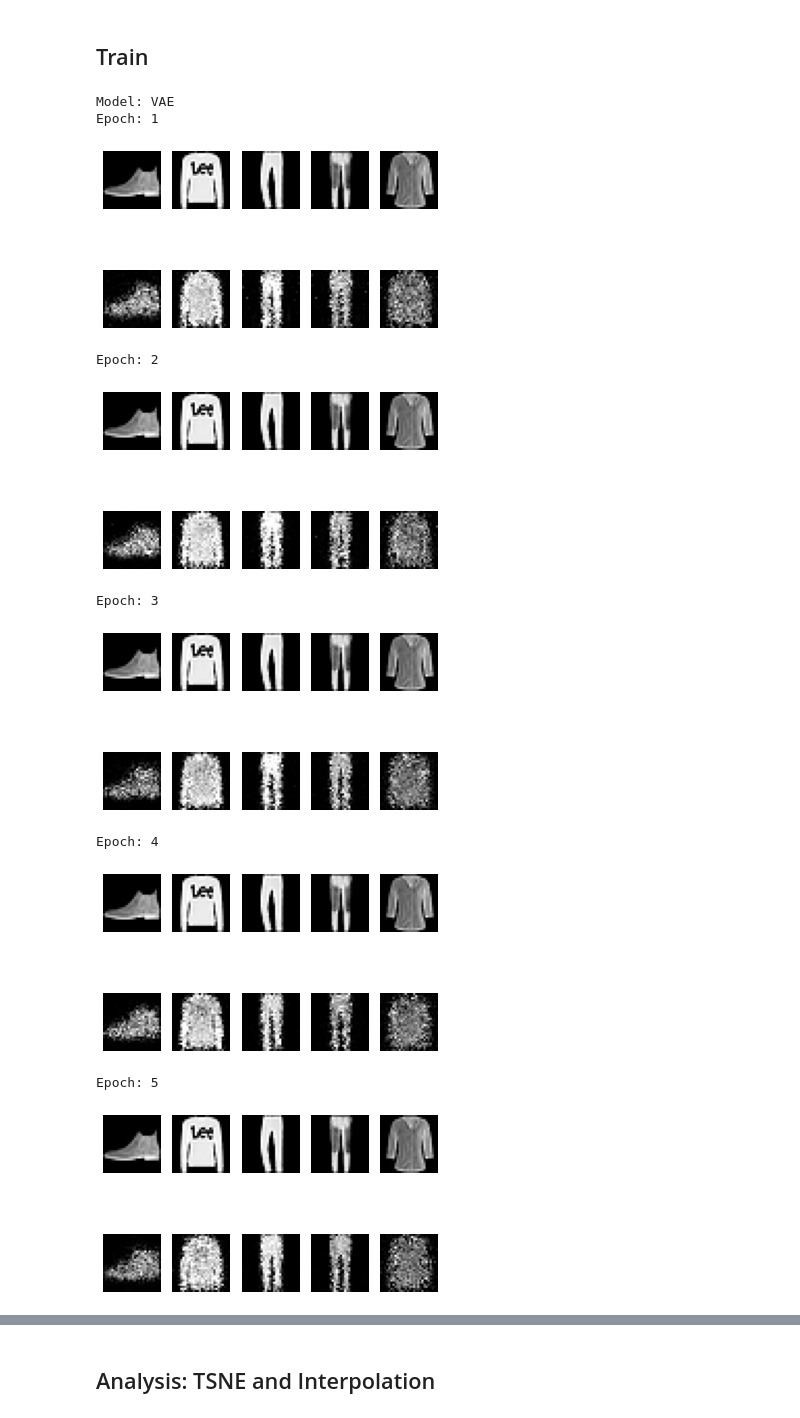
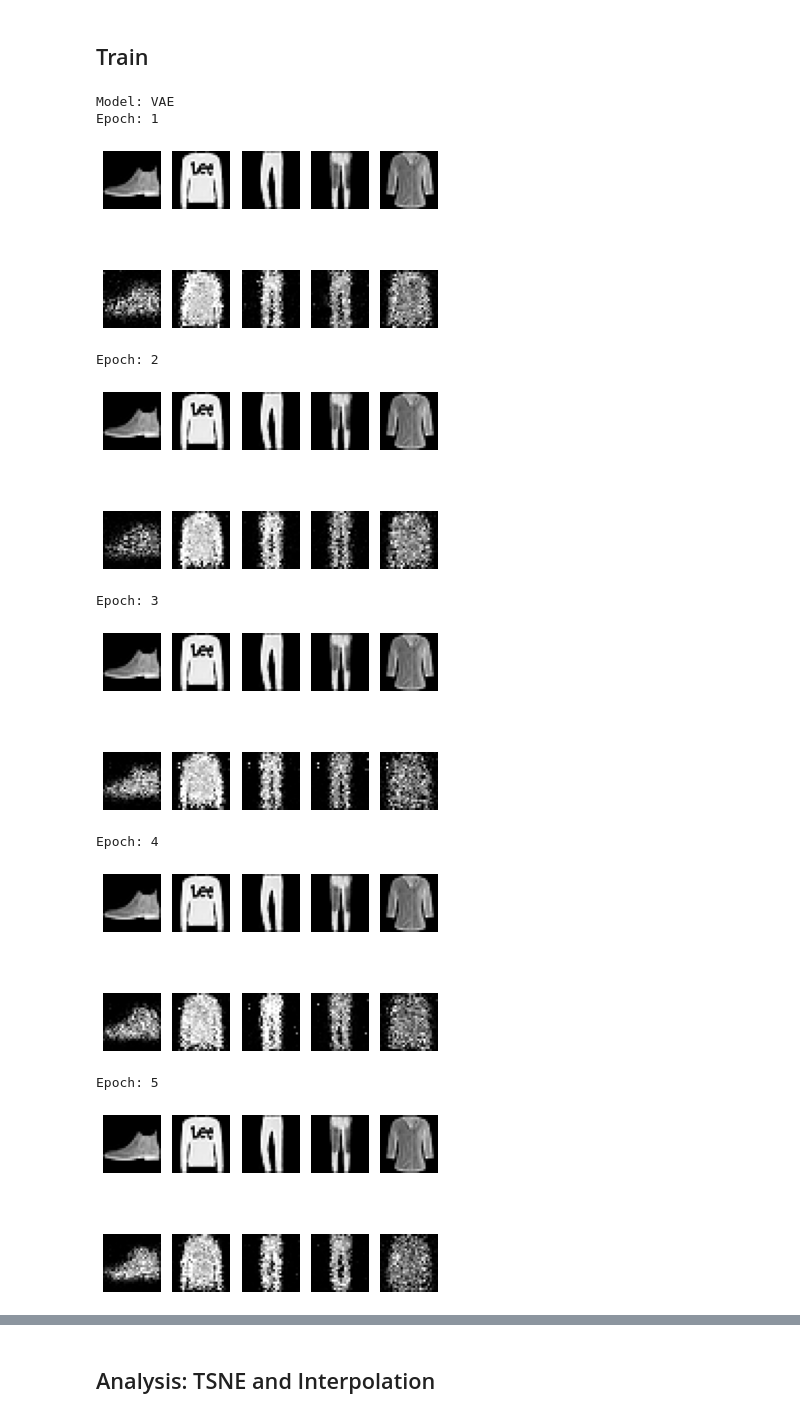
Before and after one commit to HSinger04/TensorflowCourse, a Jupyter notebook: ANNwTFHW7.ipynb, the cells around one changed output, grey strips where cells are left out. Drawn from its saved outputs; the diff is of its cells as text; code cells hidden in the pictures.

```diff
--- a/ANNwTFHW7.ipynb
+++ b/ANNwTFHW7.ipynb
@@ -204,7 +204,7 @@ def vae_loss(target, prediction, kl_loss):
     # of the loss function whether we divide by BATCH_SIZE
     # (except for the last batch, but that effect should be minimal)
     # or not and reduce_sum is more stable, we hope our decision is justifies
-    loss = tf.reduce_sum(kl_loss)
+    loss = tf.reduce_sum((kl_loss)) * BATCH_SIZE
     loss -= tf.reduce_sum(prediction.log_prob(target))
     return loss
 # %% [markdown]
@@ -265,7 +265,7 @@ TRAIN_STAT_DIM = (int(x_train.cardinality()))
 # remove all active models for memory purposes
 tf.keras.backend.clear_session()
 
-models = {'VAE': VAE(), 'Autoencoder': Autoencoder()}
+models = {'Autoencoder': Autoencoder(), 'VAE': VAE()}
 
 losses = {'Autoencoder': tf.keras.losses.MeanSquaredError(),
           'VAE': vae_loss}
@@ -302,39 +302,39 @@ for model_name in models:
         # plot some example images from test set with counter examples
         test_batch = next(iter(x_test))
 
         # squeeze is needed to change shape from (28, 28, 1) to (28, 28)
         recon_batch = tf.squeeze(model(test_batch))
 
         if model_name == 'VAE':
             # clip, since normal distribution can also return values outside
             # of 0 and 1
             recon_batch = tf.clip_by_value(recon_batch, 0, 1)
 
         test_batch = tf.squeeze(test_batch)
 
         fig, ax = plt.subplots(2,5)
 
         for i in range (5):
             ax[0, i].imshow(test_batch[i], cmap='gray')
             ax[1, i].imshow(recon_batch[i], cmap='gray')
             ax[0, i].axis("off")
             ax[1, i].axis("off")
 
         plt.show()
 
     # plot loss
 
     plot_stats(train_losses, test_losses, "Loss")
 # %% [output]
 Model: VAE
 Epoch: 1
-[figure, old version]
+[figure, new version]
 Epoch: 2
-[figure, old version]
+[figure, new version]
 Epoch: 3
-[figure, old version]
+[figure, new version]
 Epoch: 4
-[figure, old version]
+[figure, new version]
 Epoch: 5
-[figure, old version]
+[figure, new version]
 Epoch: 6
```
Also changed, not shown: parts of 4 cells of this notebook.
